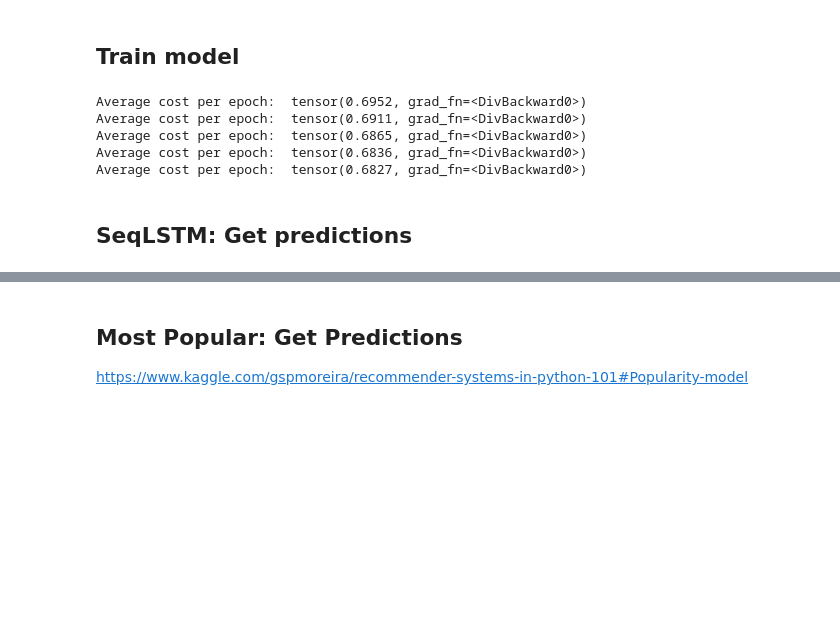
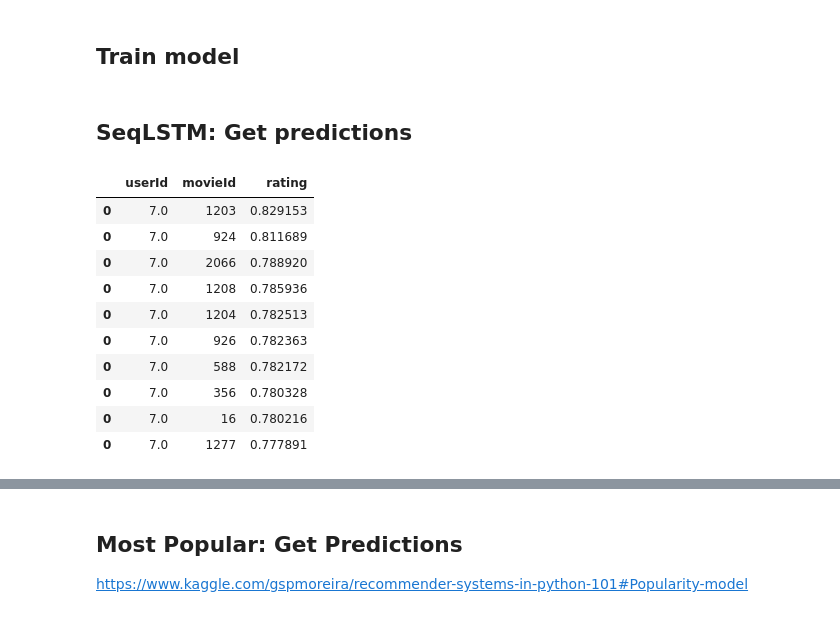
Before and after one commit to Katrin-Leberfinger/Hybrid-gender-debiased-music-recommendation, a Jupyter notebook: validation_on_musiclen_data.ipynb, the cells around one changed output, grey strips where cells are left out. Drawn from its saved outputs; the diff is of its cells as text; code cells hidden in the pictures; blank space fills up the shorter version.

```diff
--- a/validation_on_musiclen_data.ipynb
+++ b/validation_on_musiclen_data.ipynb
@@ -445,7 +458,7 @@ for user in predictions:
 items, item2pos, pos2item, token2id, max_item_len = read_items_data(data_items_eval, item_col, text_col)
 items = pad_items_data(items, item2pos, max_item_len)
 
-ratings, user2id_train, id2user_train = read_ratings_data(data_interaction_train, item2pos,  item_col, rating_col, user_col)
+ratings_train, user2id_train, id2user_train = read_ratings_data(data_interaction_train, item2pos,  item_col, rating_col, user_col)
 
 ratings_test, user2id_test, id2user_test = read_ratings_data(data_interaction_test, item2pos, item_col, rating_col, user_col)
 # %%
@@ -477,7 +500,7 @@ class AMARSeqLSTM(nn.Module):
 device = 'cuda'
 
 import numpy as np
-num_examples=ratings.size(0)
+num_examples=ratings_train.size(0)
 item_embeddings_size = 128
 user_embeddings_size = 10
 genre_embeddings_size = 128
@@ -487,28 +510,29 @@ num_users = len(data_interaction[user_col].drop_duplicates())
 
 # ADD genre and tags
 
-model = AMARSeqLSTM( hidden_dense_layer_size, num_tokens, item_embeddings_size, num_users)
+model = AMARSeqLSTM( hidden_dense_layer_size, num_tokens, item_embeddings_size, num_users).to(device)
 # %% [markdown]
 ## Train model
 # %%
-criterion = nn.BCEWithLogitsLoss()
-#criterion = nn.MSELoss()
 #criterion = nn.BCEWithLogitsLoss()
-#optimizer = torch.optim.SGD(model.parameters(), lr=0.001, momentum=0.9)
-optimizer = torch.optim.Adam(model.parameters(), lr=0.0001)
+criterion = nn.BCELoss()
+#criterion = nn.BCEWithLogitsLoss()
+optimizer = torch.optim.RMSprop(model.parameters(), lr= 1e-3, alpha=0.9)
+#optimizer = torch.optim.Adam(model.parameters(), lr=0.0001)
 
 # remove later
-ratings = ratings[ratings[:,1]<len(items),]
-ratings = ratings[ratings[:,0]<num_users,]
+ratings_train = ratings_train[ratings_train[:,1]<len(items),]
+ratings_train = ratings_train[ratings_train[:,0]<num_users,]
 
-num_epochs=5
+num_epochs=10
 #batch_size=256
 batch_size=32
-num_examples=ratings.shape[0]
+num_examples=ratings_train.shape[0]
 
 cost_per_epoch = []
 
 for e in range(num_epochs):
+    hidden_state=model.initialize_hidden_state(batch_size)
     # shuffle and split training examples in batches
     indices = torch.randperm(num_examples).split(batch_size)
 
@@ -518,6 +542,7 @@ for e in range(num_epochs):
     average_cost = 0
 
     for t, v in enumerate(indices):
+        hidden_state=tuple([element.data for element in hidden_state])
         #items positions
         curr_items_ids_batch = ratings_train[v, 1]
 
@@ -537,7 +562,8 @@ for e in range(num_epochs):
         optimizer.zero_grad()
 
         # backward propagation
-        outputs = model(inputs).reshape(-1,)
+        outputs,hidden_state=model(inputs,hidden_state)
+        outputs = outputs.reshape(-1,)
         loss = criterion(outputs, targets)
         loss.backward()
         optimizer.step()
@@ -550,9 +576,3 @@ for e in range(num_epochs):
     average_cost = average_cost / len(indices)
     cost_per_epoch.append(average_cost)
     print("Average cost per epoch: ", average_cost)
-# %% [output]
-Average cost per epoch:  tensor(0.6952, grad_fn=<DivBackward0>)
-Average cost per epoch:  tensor(0.6911, grad_fn=<DivBackward0>)
-Average cost per epoch:  tensor(0.6865, grad_fn=<DivBackward0>)
-Average cost per epoch:  tensor(0.6836, grad_fn=<DivBackward0>)
-Average cost per epoch:  tensor(0.6827, grad_fn=<DivBackward0>)
@@ -644,6 +668,20 @@ for user in predictions:
     for item, rating in user_prediction:
         results_df = pd.concat((results_df, pd.DataFrame(data={user_col:[user],item_col:[item],rating_col:[rating]})))
         results.append([user, item, rating])
-        if n >= topn:
-            break
+     #   if n >= topn:
+     #       break
         n = n + 1
+# %%
+results_df[results_df.userId == 7].head(10)
+# %% [output]
+|  | userId | movieId | rating |
+| 0 | 7.0 | 1203 | 0.829153 |
+| 0 | 7.0 | 924 | 0.811689 |
+| 0 | 7.0 | 2066 | 0.788920 |
+| 0 | 7.0 | 1208 | 0.785936 |
+| 0 | 7.0 | 1204 | 0.782513 |
+| 0 | 7.0 | 926 | 0.782363 |
+| 0 | 7.0 | 588 | 0.782172 |
+| 0 | 7.0 | 356 | 0.780328 |
+| 0 | 7.0 | 16 | 0.780216 |
+| 0 | 7.0 | 1277 | 0.777891 |
```
Also changed, not shown: parts of 13 cells of this notebook.
